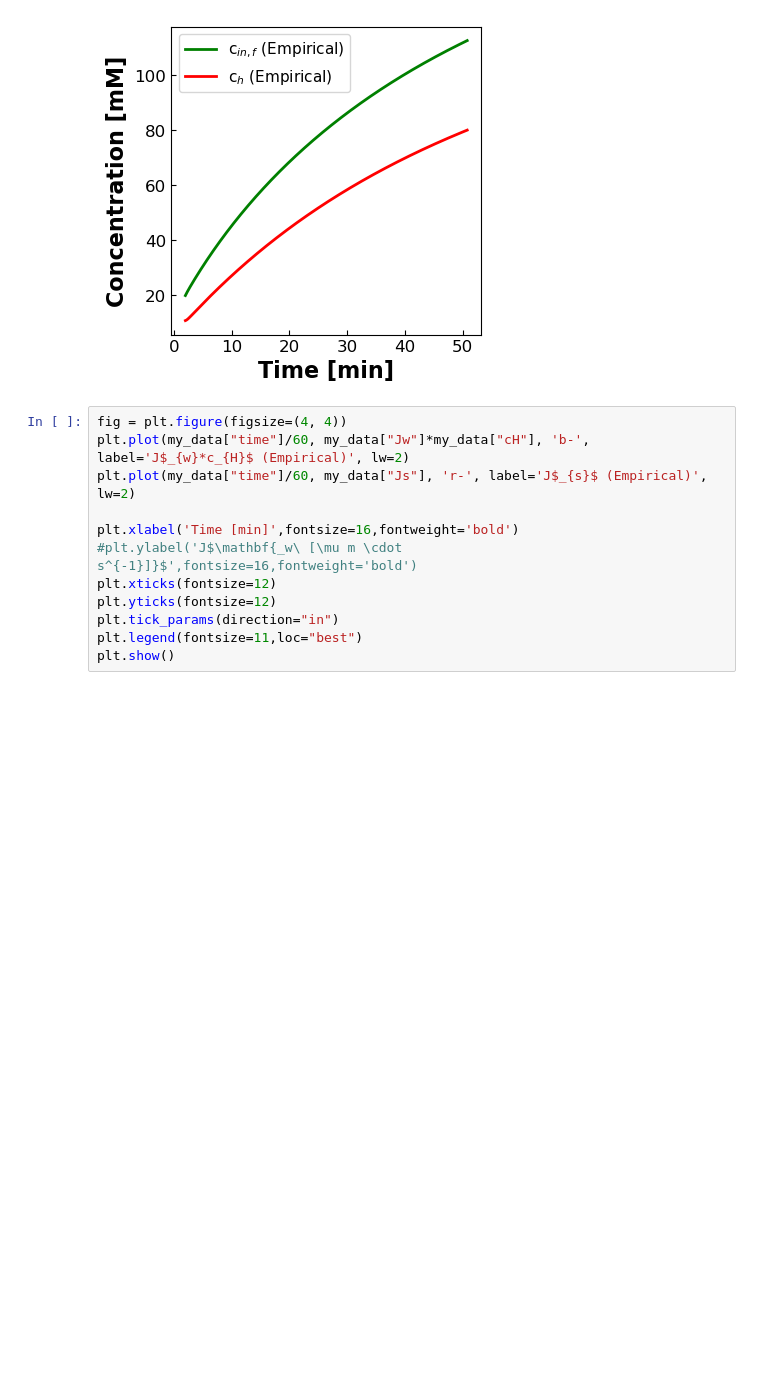
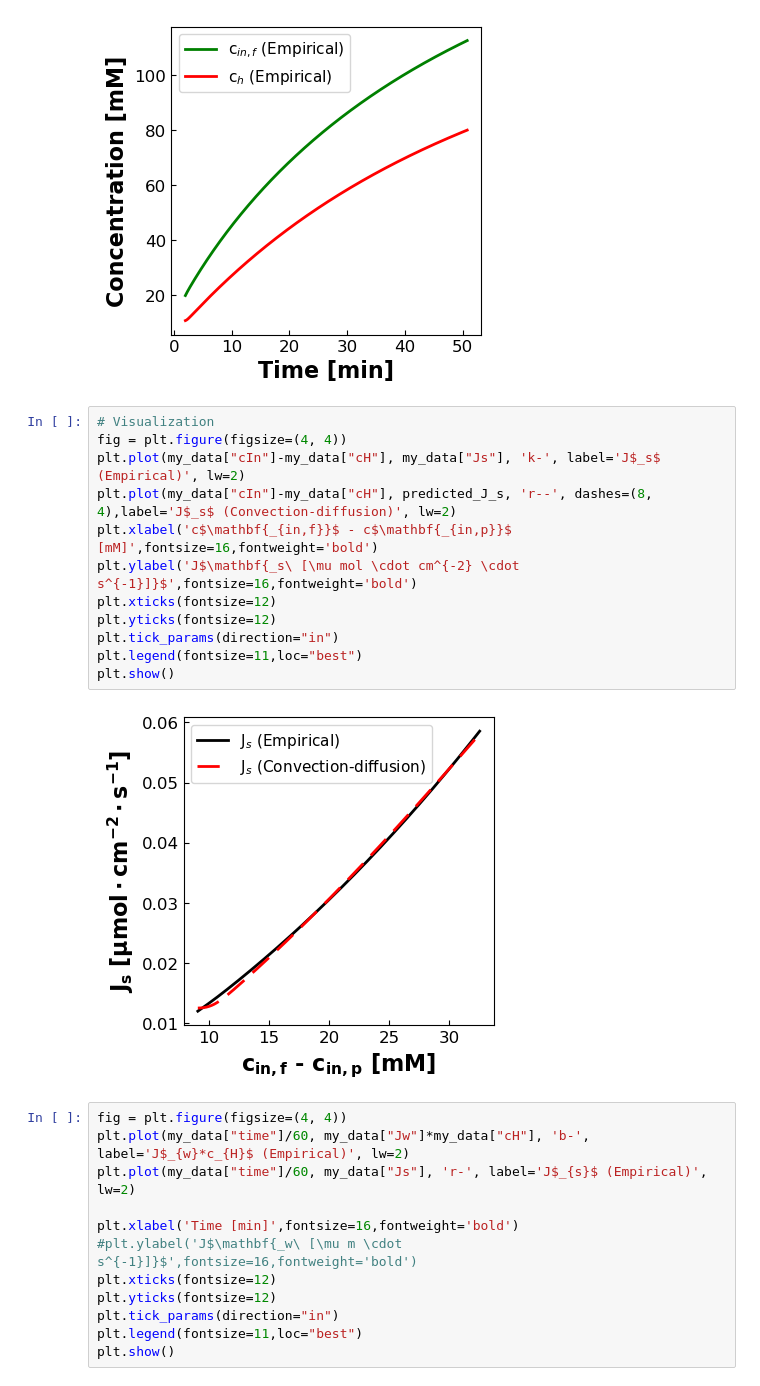
Before and after one commit to dowlinglab/dynamic-diafiltration-pyomo, a Jupyter notebook: DATA2_visualization.ipynb, the cells around one changed output. Drawn from its saved outputs; the diff is of its cells as text; blank space fills up the shorter version.

```diff
--- a/DATA2_visualization.ipynb
+++ b/DATA2_visualization.ipynb
@@ -351,6 +351,20 @@ fig.savefig(fname+'.png',dpi=300,bbox_inches='tight')
 # %% [output]
 [figure]
 [figure]
+# %%
+# Visualization
+fig = plt.figure(figsize=(4, 4))
+plt.plot(my_data["cIn"]-my_data["cH"], my_data["Js"], 'k-', label='J$_s$ (Empirical)', lw=2)
+plt.plot(my_data["cIn"]-my_data["cH"], predicted_J_s, 'r--', dashes=(8, 4),label='J$_s$ (Convection-diffusion)', lw=2)
+plt.xlabel('c$\mathbf{_{in,f}}$ - c$\mathbf{_{in,p}}$ [mM]',fontsize=16,fontweight='bold')
+plt.ylabel('J$\mathbf{_s\ [\mu mol \cdot cm^{-2} \cdot s^{-1}]}$',fontsize=16,fontweight='bold')
+plt.xticks(fontsize=12)
+plt.yticks(fontsize=12)
+plt.tick_params(direction="in")
+plt.legend(fontsize=11,loc="best")
+plt.show()
+# %% [output]
+[figure, added]
 # %%
 fig = plt.figure(figsize=(4, 4))
 plt.plot(my_data["time"]/60, my_data["Jw"]*my_data["cH"], 'b-', label='J$_{w}*c_{H}$ (Empirical)', lw=2)
```
